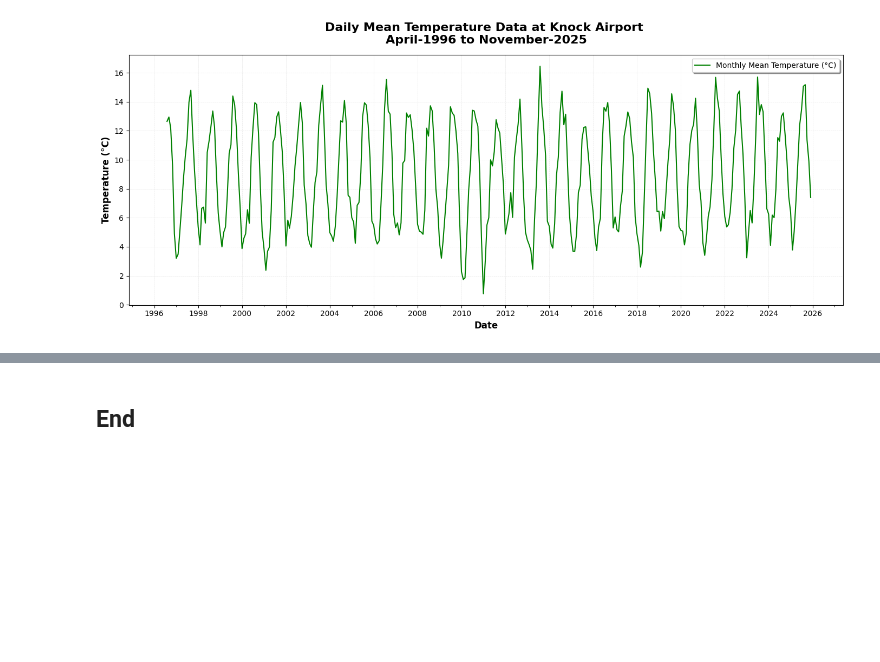
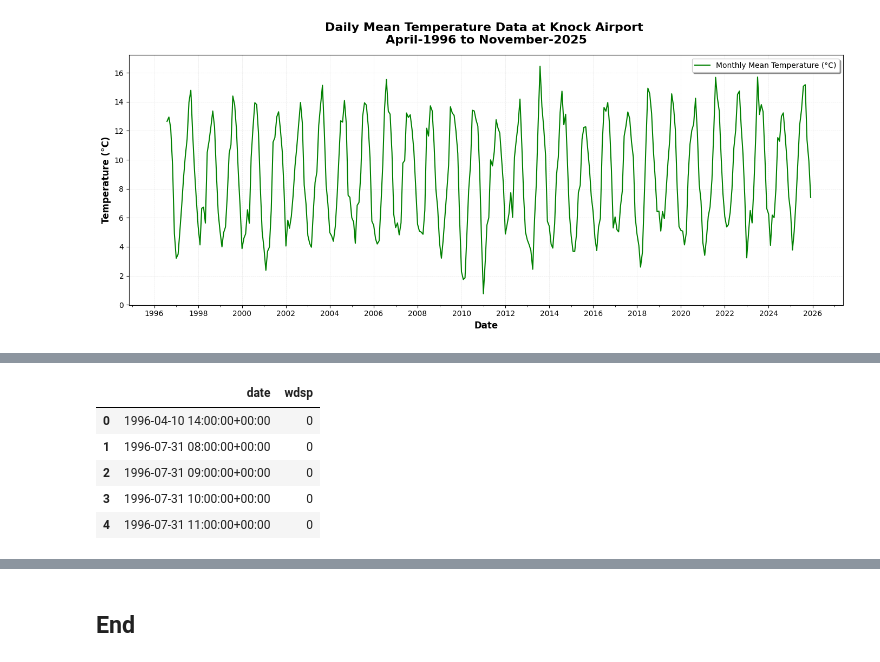
Before and after one commit to skerr17/programming-for-data-analytics, a Jupyter notebook: assignments/assignment06-weather.ipynb, the cells around one changed output, grey strips where cells are left out. Saved outputs shown, nothing was run; the diff lists cells and outputs as text; code cells hidden in the pictures; blank space fills up the shorter version.

```diff
--- a/assignments/assignment06-weather.ipynb
+++ b/assignments/assignment06-weather.ipynb
@@ -303,0 +309,27 @@ plt.show()
+# %%
+# Dropping unnecessary columns from the dataframe
+
+drop_headers_list_wdsp = [
+ 'ind',
+ 'rain',
+ 'ind.1',
+ 'temp',
+ 'ind.2',
+ 'wetb',
+ 'dewpt',
+ 'vappr',
+ 'rhum',
+ 'msl',
+ 'ind.3',
+ 'ind.4',
+ 'wddir',
+ 'ww',
+ 'w',
+ 'sun',
+ 'vis',
+ 'clht',
+ 'clamt']
+
+# dropping the columns
+wdsp_weather_data = raw_weather_data.drop(columns=drop_headers_list_wdsp)
+wdsp_weather_data['wdsp'].unique()
@@ -303,0 +390,9 @@ plt.show()
+# %%
+wdsp_weather_data.head()
+# %% [output]
+|  | date | wdsp |
+| 0 | 1996-04-10 14:00:00+00:00 | 0 |
+| 1 | 1996-07-31 08:00:00+00:00 | 0 |
+| 2 | 1996-07-31 09:00:00+00:00 | 0 |
+| 3 | 1996-07-31 10:00:00+00:00 | 0 |
+| 4 | 1996-07-31 11:00:00+00:00 | 0 |
```
Also changed, not shown: parts of 6 cells of this notebook.
